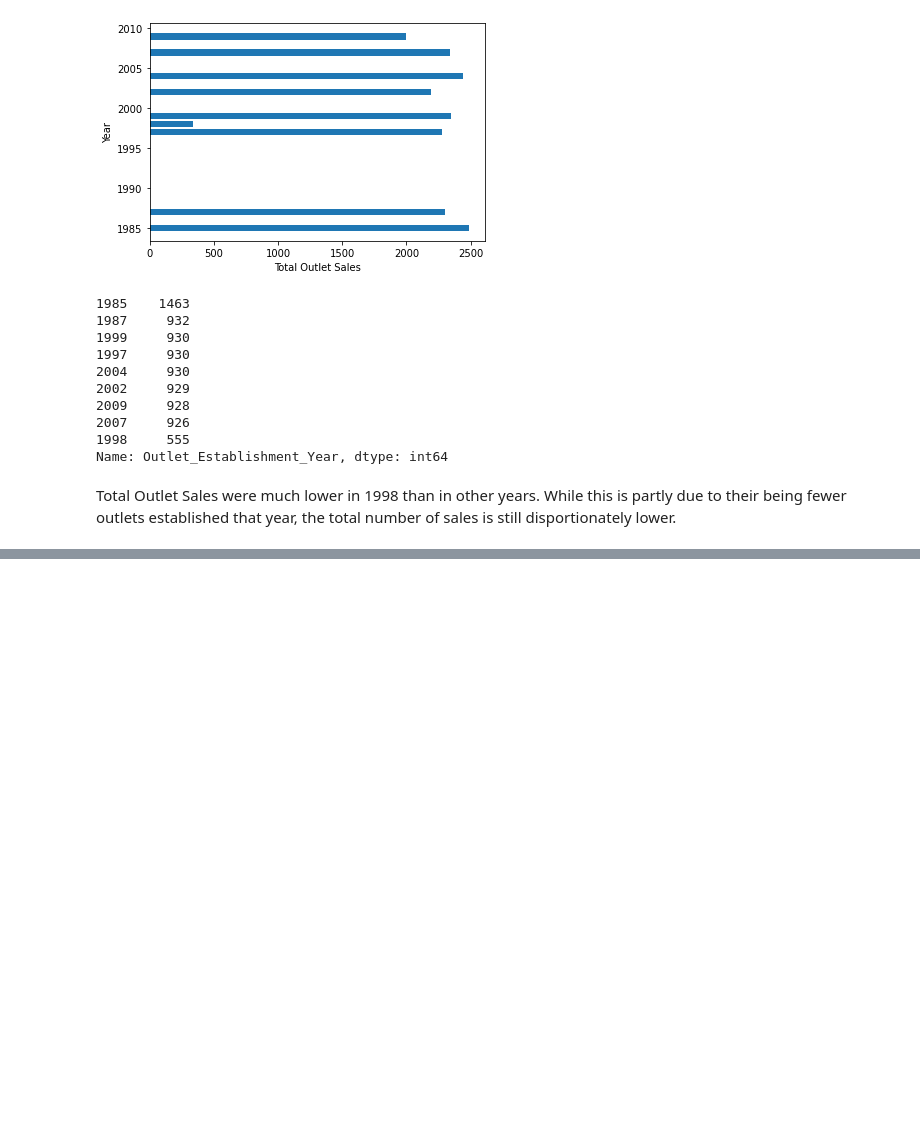
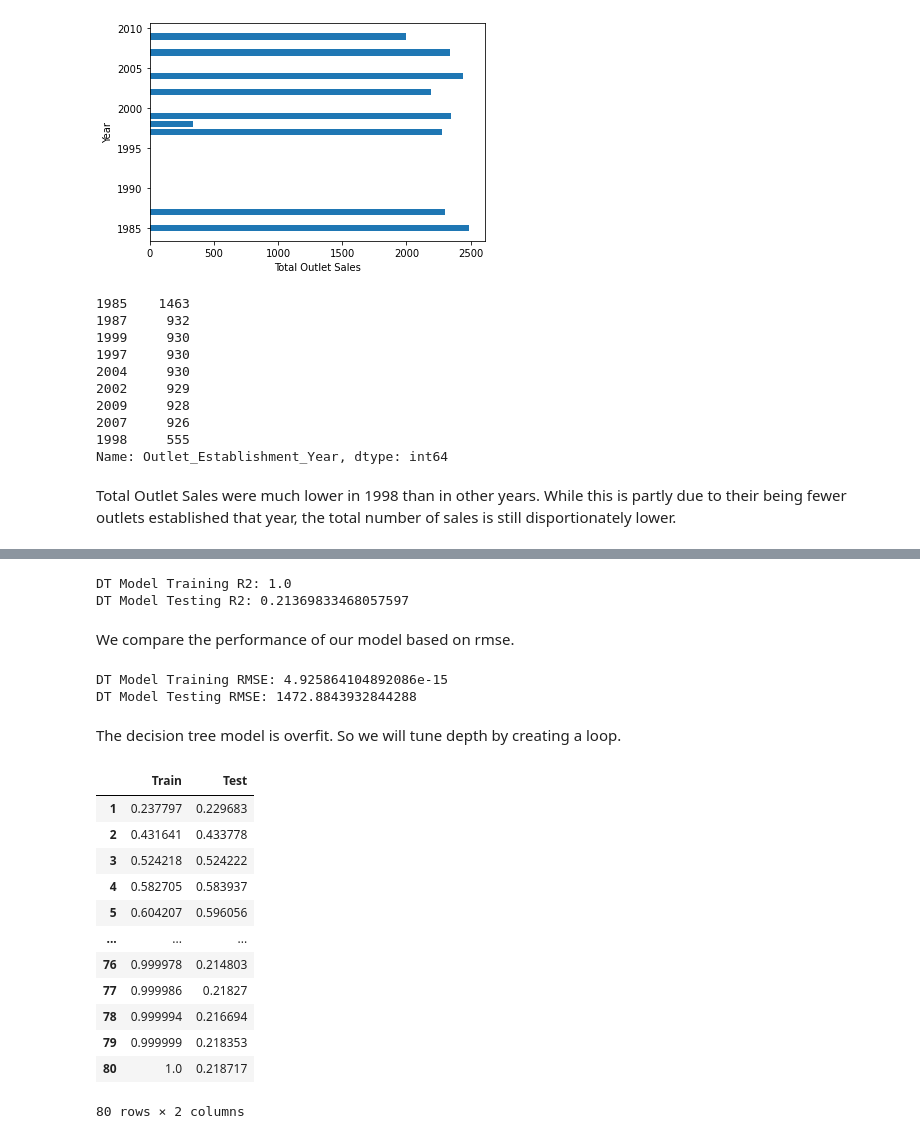
Before and after one commit to Numann-Malik/Food-Sales-Predictions, a Jupyter notebook: Food_Sales_Predictions.ipynb, the cells around one changed output, grey strips where cells are left out. Drawn from its saved outputs; the diff is of its cells as text; code cells hidden in the pictures; blank space fills up the shorter version.

```diff
--- a/Food_Sales_Predictions.ipynb
+++ b/Food_Sales_Predictions.ipynb
@@ -417,0 +570,6 @@ Total Outlet Sales were much lower in 1998 than in other years. While this is pa
+# %%
+lin_reg = LinearRegression()
+
+lin_reg_pipe = make_pipeline(preprocessor, lin_reg)
+
+lin_reg_pipe.fit(X_train, y_train)
@@ -417,0 +630,24 @@ Total Outlet Sales were much lower in 1998 than in other years. While this is pa
+# %%
+train_score = dec_tree.score(X_train, y_train)
+test_score = dec_tree.score(X_test, y_test)
+print(f'DT Model Training R2: {train_score}')
+print(f'DT Model Testing R2: {test_score}')
+# %% [output]
+DT Model Training R2: 1.0
+DT Model Testing R2: 0.21369833468057597
+# %% [markdown]
+We compare the performance of our model based on rmse.
+# %%
+train_MSE = mean_squared_error(y_train, dec_tree.predict(X_train))
+test_MSE = mean_squared_error(y_test, dec_tree.predict(X_test))
+
+train_RMSE = np.sqrt(train_MSE)
+test_RMSE = np.sqrt(test_MSE)
+
+print(f'DT Model Training RMSE: {train_RMSE}')
+print(f'DT Model Testing RMSE: {test_RMSE}')
+# %% [output]
+DT Model Training RMSE: 4.925864104892086e-15
+DT Model Testing RMSE: 1472.8843932844288
+# %% [markdown]
+The decision tree model is overfit. So we will tune depth by creating a loop.
@@ -417,0 +683,16 @@ Total Outlet Sales were much lower in 1998 than in other years. While this is pa
+# %%
+scores
+# %% [output]
+|  | Train | Test |
+| 1 | 0.237797 | 0.229683 |
+| 2 | 0.431641 | 0.433778 |
+| 3 | 0.524218 | 0.524222 |
+| 4 | 0.582705 | 0.583937 |
+| 5 | 0.604207 | 0.596056 |
+| ... | ... | ... |
+| 76 | 0.999978 | 0.214803 |
+| 77 | 0.999986 | 0.21827 |
+| 78 | 0.999994 | 0.216694 |
+| 79 | 0.999999 | 0.218353 |
+| 80 | 1.0 | 0.218717 |
+80 rows × 2 columns
```
Also changed, not shown: parts of 38 cells of this notebook.
